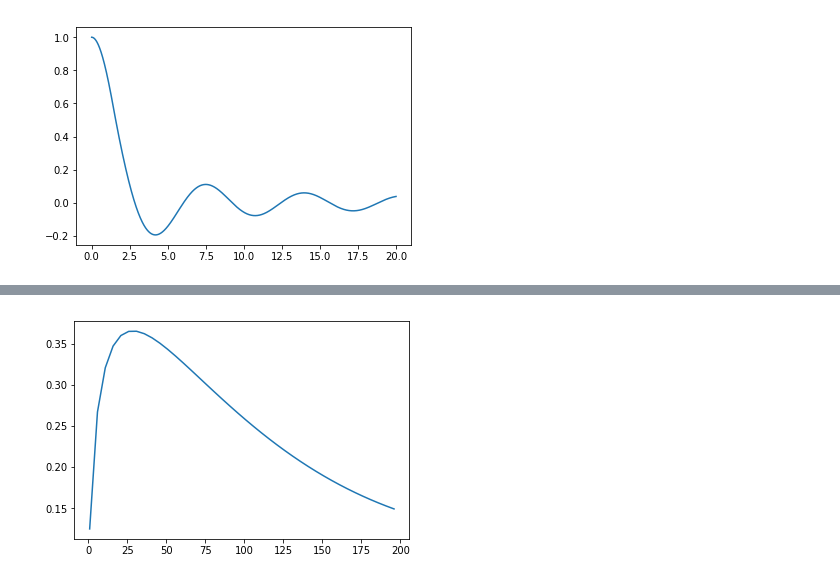
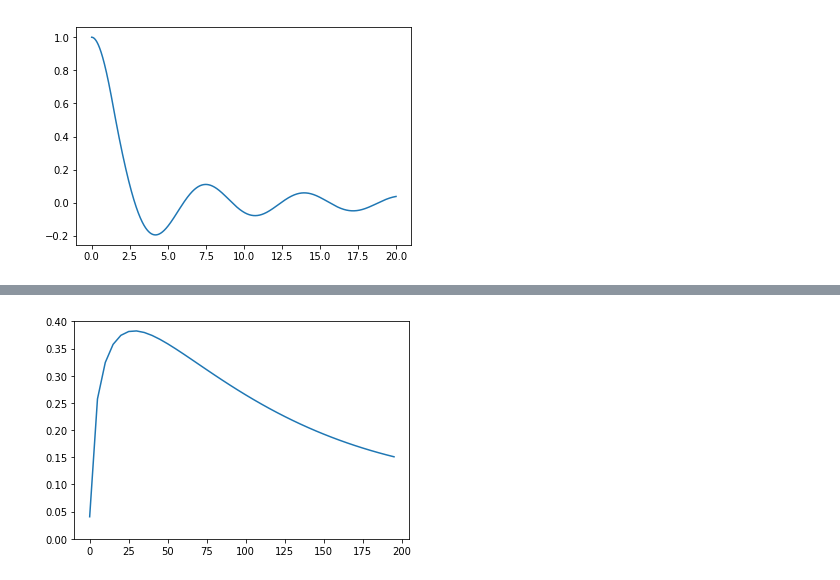
Before and after one commit to dronchin/Two-Nucleon-Scattering, a Jupyter notebook: src/Two-Nucleon scattering.ipynb, the cells around one changed output, grey strips where cells are left out. Saved outputs shown, nothing was run; the diff lists cells and outputs as text; code cells hidden in the pictures.

```diff
--- a/src/Two-Nucleon scattering.ipynb
+++ b/src/Two-Nucleon scattering.ipynb
@@ -125,30 +128,31 @@ plt.show()
 # %%
 def phaseshift(wavefunc,E,l,n,Rmax):
     '''Get the phaseshift from a scattered wave'''
     h = Rmax/n
     r1 = Rmax - h
     r2 = Rmax
 
     #get wave momentum
     k = np.sqrt(2*mu*E/hbarc**2)
     alpha = (wavefunc[len(wavefunc)-2]/r1)/(wavefunc[len(wavefunc)-1]/r2)
     tandelta =(sp.spherical_jn(l,k*r1) - alpha*sp.spherical_jn(l,k*r2))/ \
                 (sp.spherical_yn(l,k*r1) - alpha*sp.spherical_yn(l,k*r2))
     phaseshift = np.arctan(tandelta)
 
-    return phaseshift
+    return tandelta
 
 phases = []
-energies = np.arange(1,200,5)
+energies = np.arange(0.1,200,5)
 for e in energies:
     wavefunc = numerovWF(e, V0, R, l, n, Rmax)
     ps = phaseshift(wavefunc, e, l, n, Rmax)
     phases.append(ps)
 
 plt.plot(energies, phases)
+plt.ylim(0,0.4)
 plt.show()
 # %% [output]
-[figure, old version]
+[figure, new version]
 # %%
 def xsection( What_is_needed    ):
     ''' '''
```
Also changed, not shown: parts of 4 cells of this notebook.
